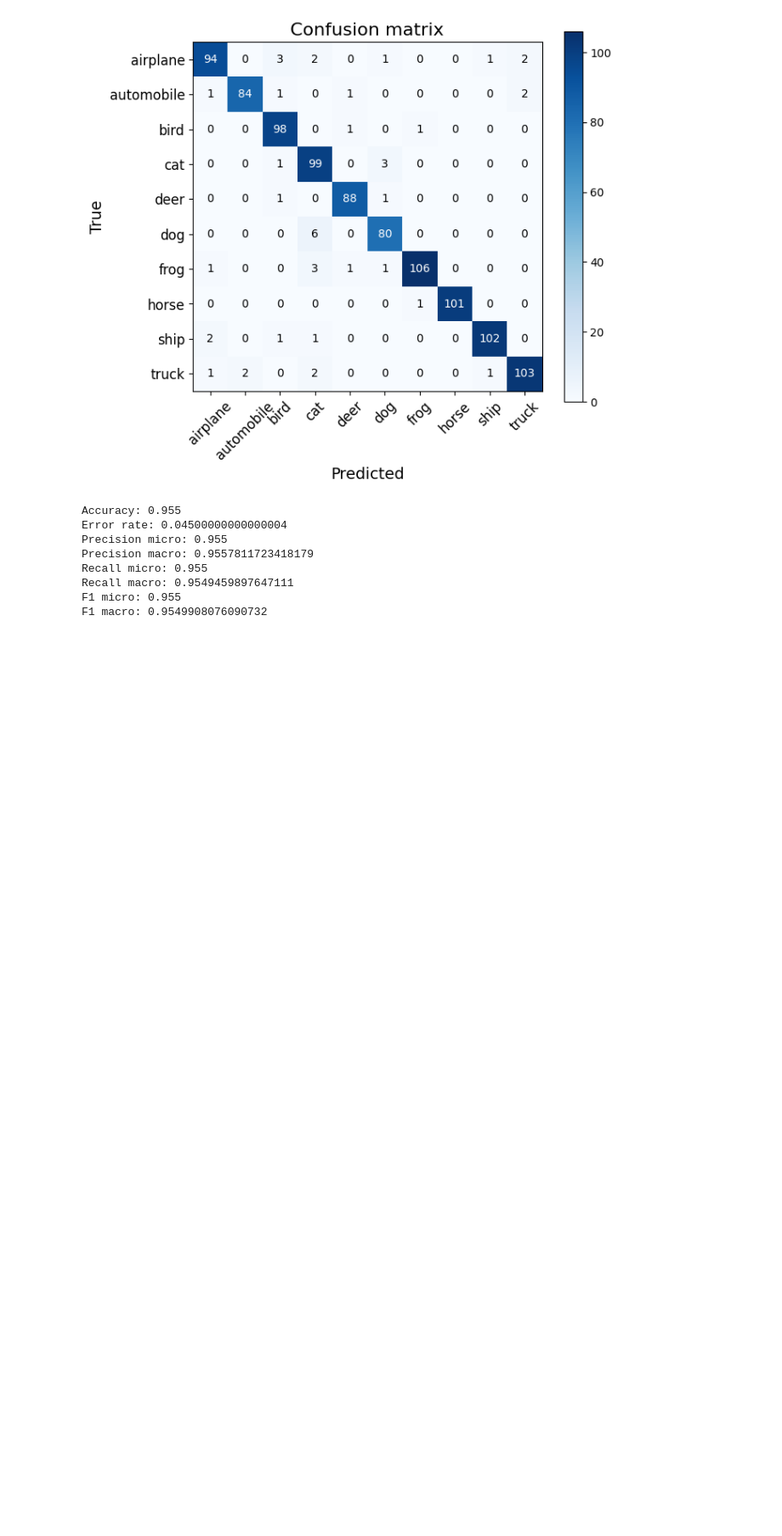
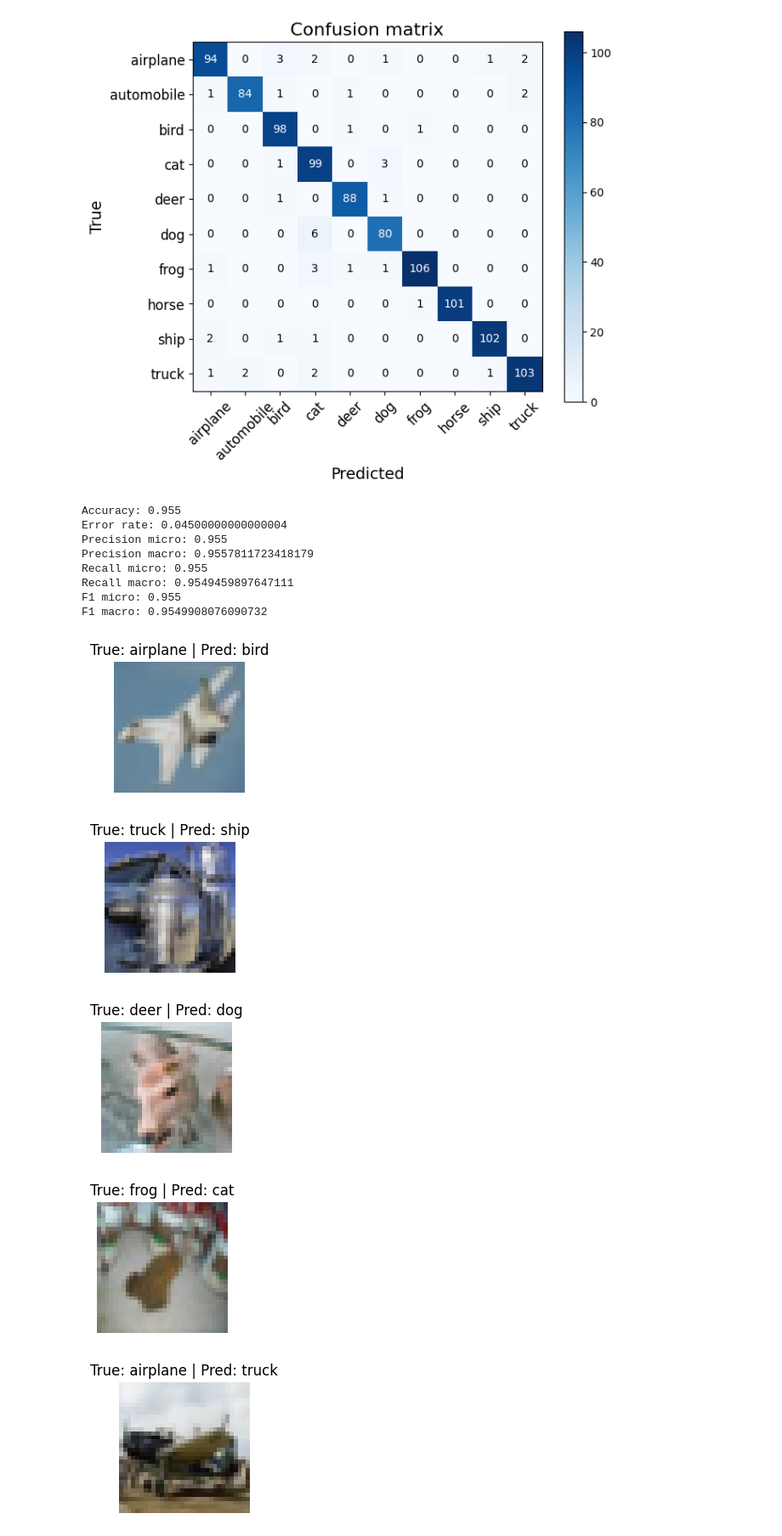
Before and after one commit to MouseCreator/Artificial-Intelligence-Principles-and-Methods, a Jupyter notebook: Lab3-Transformers.ipynb, the cells around one changed output. Shown: that part at 85% size. Drawn from its saved outputs; the diff is of its cells as text; code cells hidden in the pictures; blank space fills up the shorter version.

```diff
--- a/Lab3-Transformers.ipynb
+++ b/Lab3-Transformers.ipynb
@@ -339,3 +376,25 @@ Recall micro: 0.955
 Recall macro: 0.9549459897647111
 F1 micro: 0.955
 F1 macro: 0.9549908076090732
+# %%
+DISPLAY_COUNT = 6
+
+mismatch_idx = [i for i, (t, p) in enumerate(zip(y_true, y_pred)) if t != p][:DISPLAY_COUNT]
+
+for idx in mismatch_idx:
+    example = test_ds[idx]
+    img = example["img"]
+    true_label = cifar10_classes[example["label"]]
+    pred_label = cifar10_classes[y_pred[idx]]
+
+    plt.figure(figsize=(2,2))
+    plt.imshow(np.array(img))
+    plt.axis("off")
+    plt.title(f"True: {true_label} | Pred: {pred_label}")
+    plt.show()
+# %% [output]
+[figure, added]
+[figure, added]
+[figure, added]
+[figure, added]
+[figure, added]
```
Also changed, not shown: parts of 6 cells of this notebook, 3 other files.
